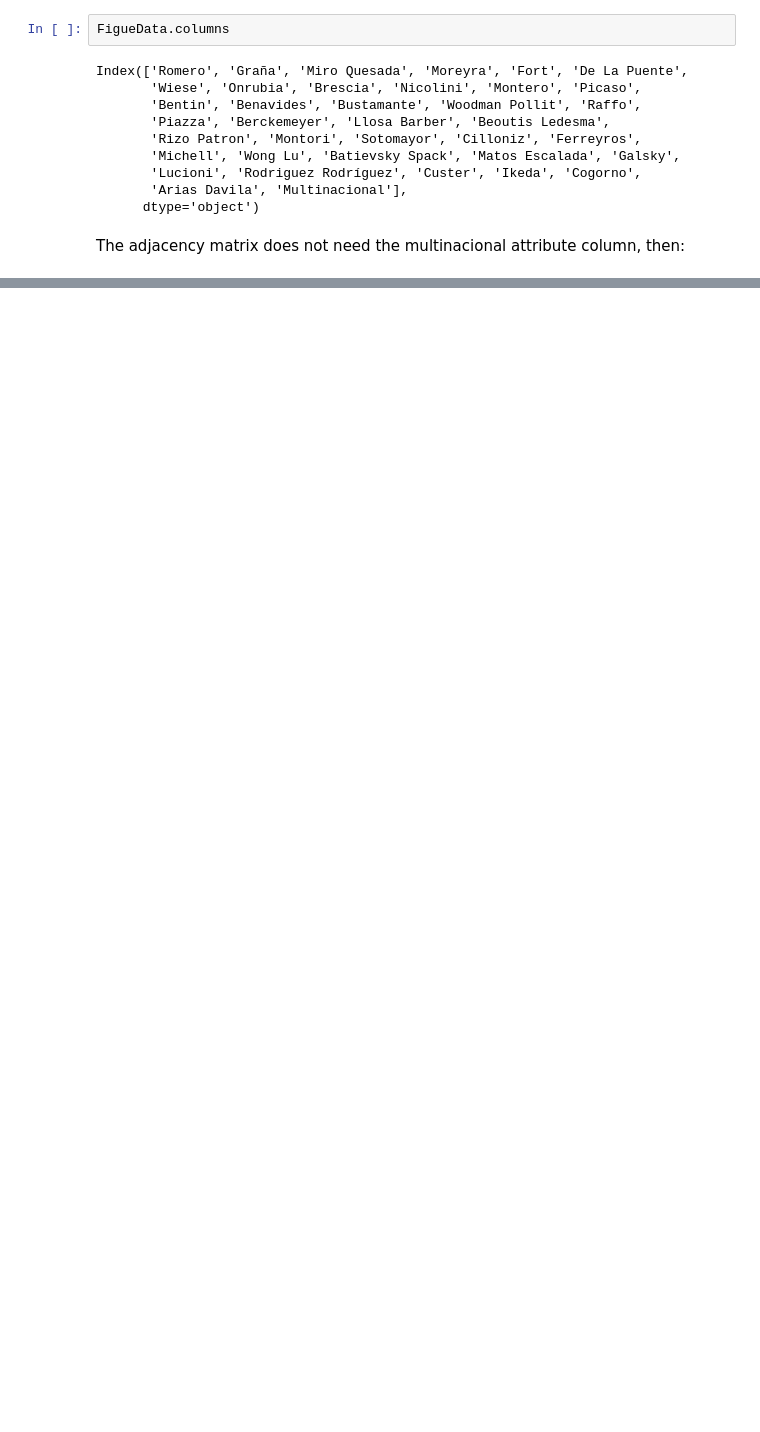
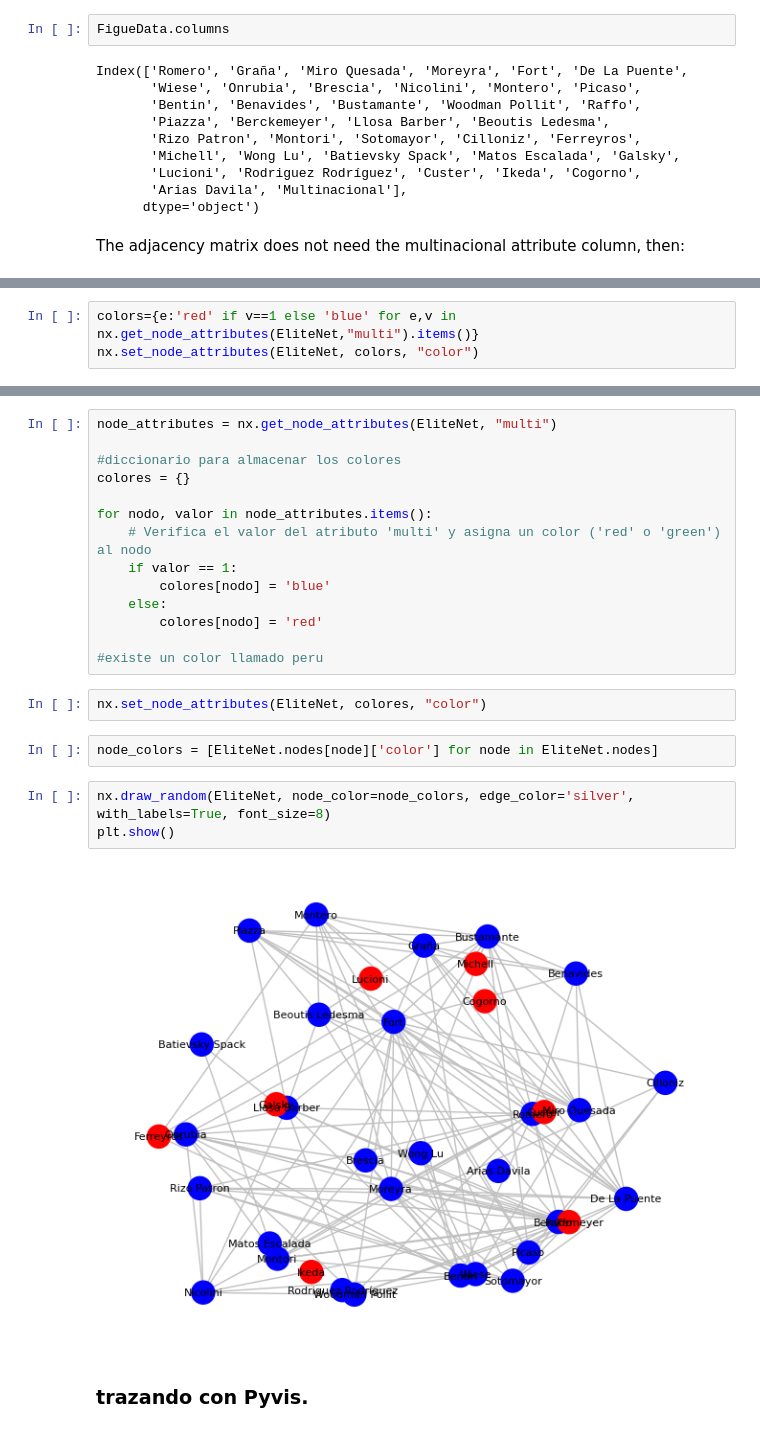
Before and after one commit to Richmaninoff/S5.-Grafos, a Jupyter notebook: Tarea 3.ipynb, the cells around one changed output, grey strips where cells are left out. Drawn from its saved outputs; the diff is of its cells as text; blank space fills up the shorter version.

```diff
--- a/Tarea 3.ipynb
+++ b/Tarea 3.ipynb
@@ -51,0 +133,3 @@ NameError: name 'nx' is not defined
+# %%
+colors={e:'red' if v==1 else 'blue' for e,v in nx.get_node_attributes(EliteNet,"multi").items()}
+nx.set_node_attributes(EliteNet, colors, "color")
@@ -51,0 +146,25 @@ NameError: name 'nx' is not defined
+# %%
+node_attributes = nx.get_node_attributes(EliteNet, "multi")
+
+#diccionario para almacenar los colores
+colores = {}
+
+for nodo, valor in node_attributes.items():
+    # Verifica el valor del atributo 'multi' y asigna un color ('red' o 'green') al nodo
+    if valor == 1:
+        colores[nodo] = 'blue'
+    else:
+        colores[nodo] = 'red'
+
+#existe un color llamado peru
+# %%
+nx.set_node_attributes(EliteNet, colores, "color")
+# %%
+node_colors = [EliteNet.nodes[node]['color'] for node in EliteNet.nodes]
+# %%
+nx.draw_random(EliteNet, node_color=node_colors, edge_color='silver', with_labels=True, font_size=8)
+plt.show()
+# %% [output]
+[figure, added]
+# %% [markdown]
+### trazando  con Pyvis.
```
Also changed, not shown: parts of 27 cells of this notebook, 4 other files.
